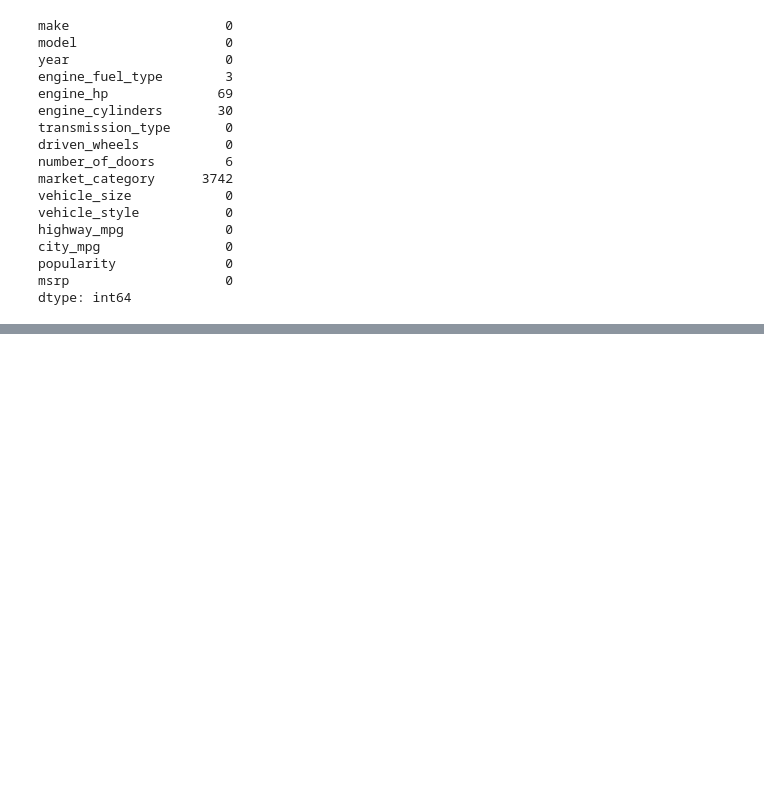
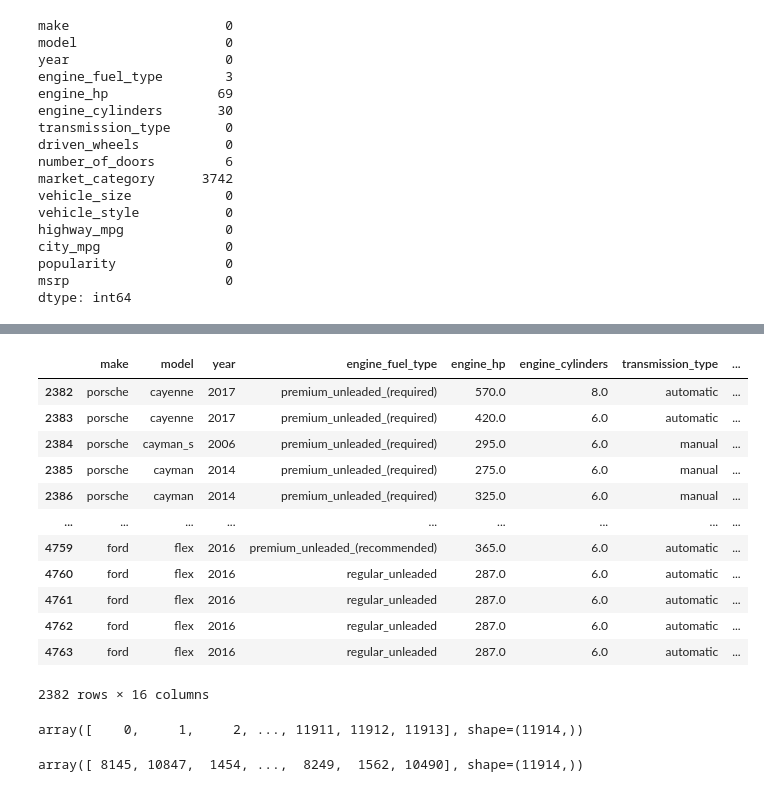
Before and after one commit to vincentainatech/machine-learning-zoomcamp-homework, a Jupyter notebook: 02-Regression/car-price-prediction.ipynb, the cells around one changed output, grey strips where cells are left out. Saved outputs shown, nothing was run; the diff lists cells and outputs as text; code cells hidden in the pictures; blank space fills up the shorter version.

```diff
--- a/02-Regression/car-price-prediction.ipynb
+++ b/02-Regression/car-price-prediction.ipynb
@@ -353,0 +440,16 @@ dtype: int64
+# %%
+df_test
+# %% [output]
+|  | make | model | year | engine_fuel_type | engine_hp | engine_cylinders | transmission_type | ... |
+| 2382 | porsche | cayenne | 2017 | premium_unleaded_(required) | 570.0 | 8.0 | automatic | ... |
+| 2383 | porsche | cayenne | 2017 | premium_unleaded_(required) | 420.0 | 6.0 | automatic | ... |
+| 2384 | porsche | cayman_s | 2006 | premium_unleaded_(required) | 295.0 | 6.0 | manual | ... |
+| 2385 | porsche | cayman | 2014 | premium_unleaded_(required) | 275.0 | 6.0 | manual | ... |
+| 2386 | porsche | cayman | 2014 | premium_unleaded_(required) | 325.0 | 6.0 | manual | ... |
+| ... | ... | ... | ... | ... | ... | ... | ... | ... |
+| 4759 | ford | flex | 2016 | premium_unleaded_(recommended) | 365.0 | 6.0 | automatic | ... |
+| 4760 | ford | flex | 2016 | regular_unleaded | 287.0 | 6.0 | automatic | ... |
+| 4761 | ford | flex | 2016 | regular_unleaded | 287.0 | 6.0 | automatic | ... |
+| 4762 | ford | flex | 2016 | regular_unleaded | 287.0 | 6.0 | automatic | ... |
+| 4763 | ford | flex | 2016 | regular_unleaded | 287.0 | 6.0 | automatic | ... |
+2382 rows × 16 columns
@@ -353,0 +461,12 @@ dtype: int64
+# %%
+#generate a sequence of numbers from 0 to n
+idx = np.arange(n)
+idx
+# %% [output]
+array([    0,     1,     2, ..., 11911, 11912, 11913], shape=(11914,))
+# %%
+np.random.seed(2) #To ensure values are reproducible
+np.random.shuffle(idx) #shuffle the sequence of numbers
+idx
+# %% [output]
+array([ 8145, 10847,  1454, ...,  8249,  1562, 10490], shape=(11914,))
```
Also changed, not shown: parts of 27 cells of this notebook.
